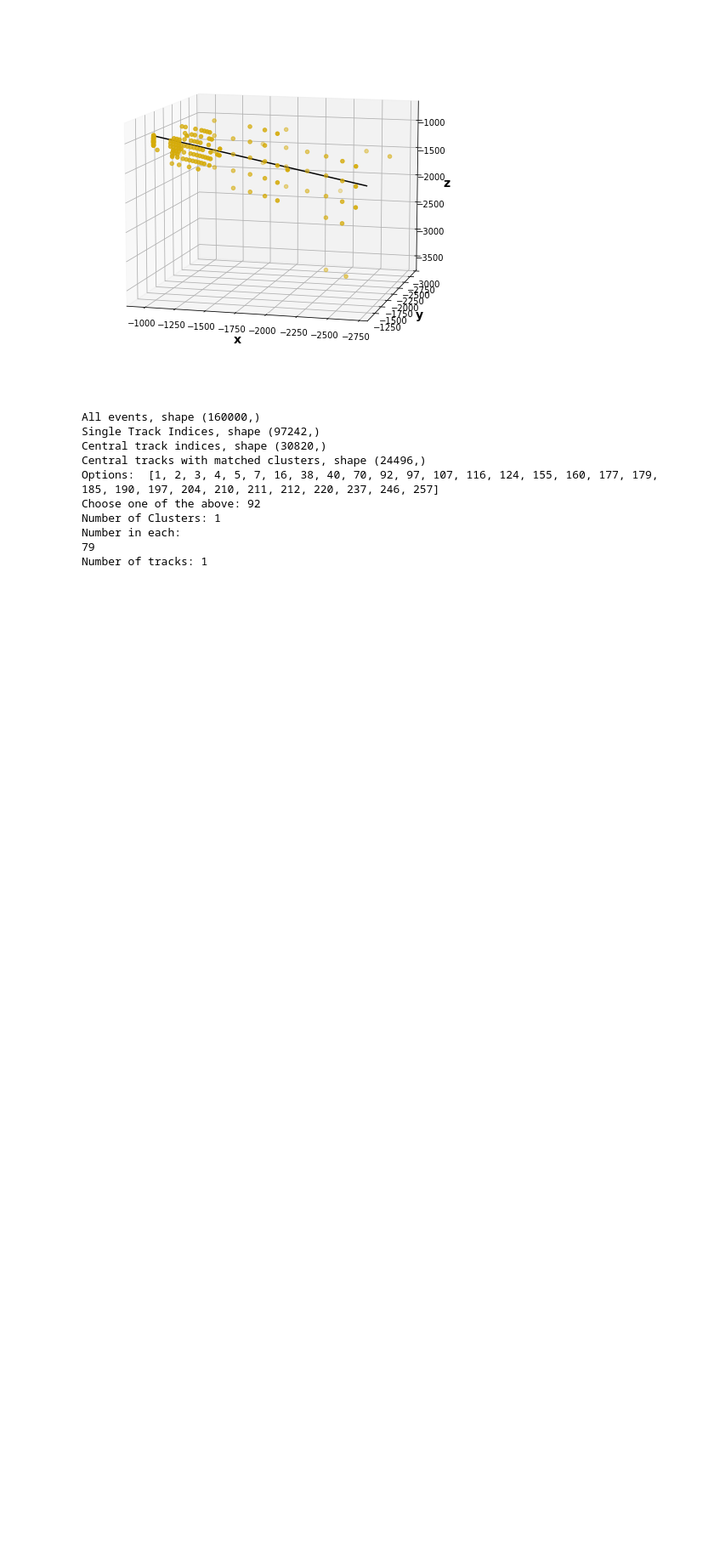
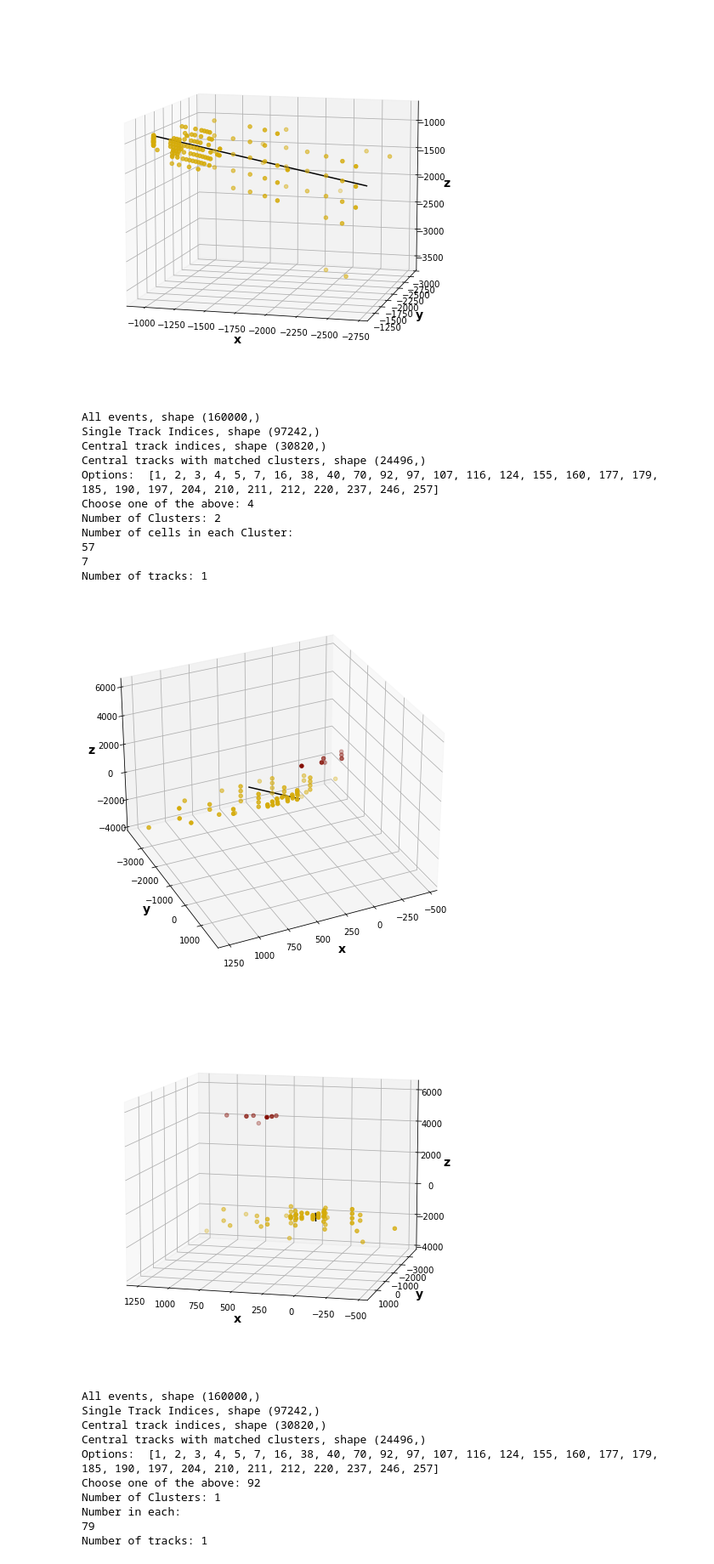
Before and after one commit to KaelaDouglas/LCStudies, a Jupyter notebook: classifier/Week10_eventdisplay3.ipynb, the cells around one changed output. Shown at 85% size. Drawn from its saved outputs; the diff is of its cells as text; code cells hidden in the pictures; blank space fills up the shorter version.

```diff
--- a/classifier/Week10_eventdisplay3.ipynb
+++ b/classifier/Week10_eventdisplay3.ipynb
@@ -34,6 +34,22 @@ Number in each:
 Number of tracks: 1
 [figure]
 [figure]
+# %%
+ed.run(event, geo, track, idx)
+# %% [output]
+All events, shape (160000,)
+Single Track Indices, shape (97242,)
+Central track indices, shape (30820,)
+Central tracks with matched clusters, shape (24496,)
+Options:  [1, 2, 3, 4, 5, 7, 16, 38, 40, 70, 92, 97, 107, 116, 124, 155, 160, 177, 179, 185, 190, 197, 204, 210, 211, 212, 220, 237, 246, 257]
+Choose one of the above: 4
+Number of Clusters: 2
+Number of cells in each Cluster:
+57
+7
+Number of tracks: 1
+[figure, added]
+[figure, added]
 # %%
 ed.run(event, geo, track, idx)
 # %% [output]
```
Also changed, not shown: parts of 3 cells of this notebook, 3 other files.
